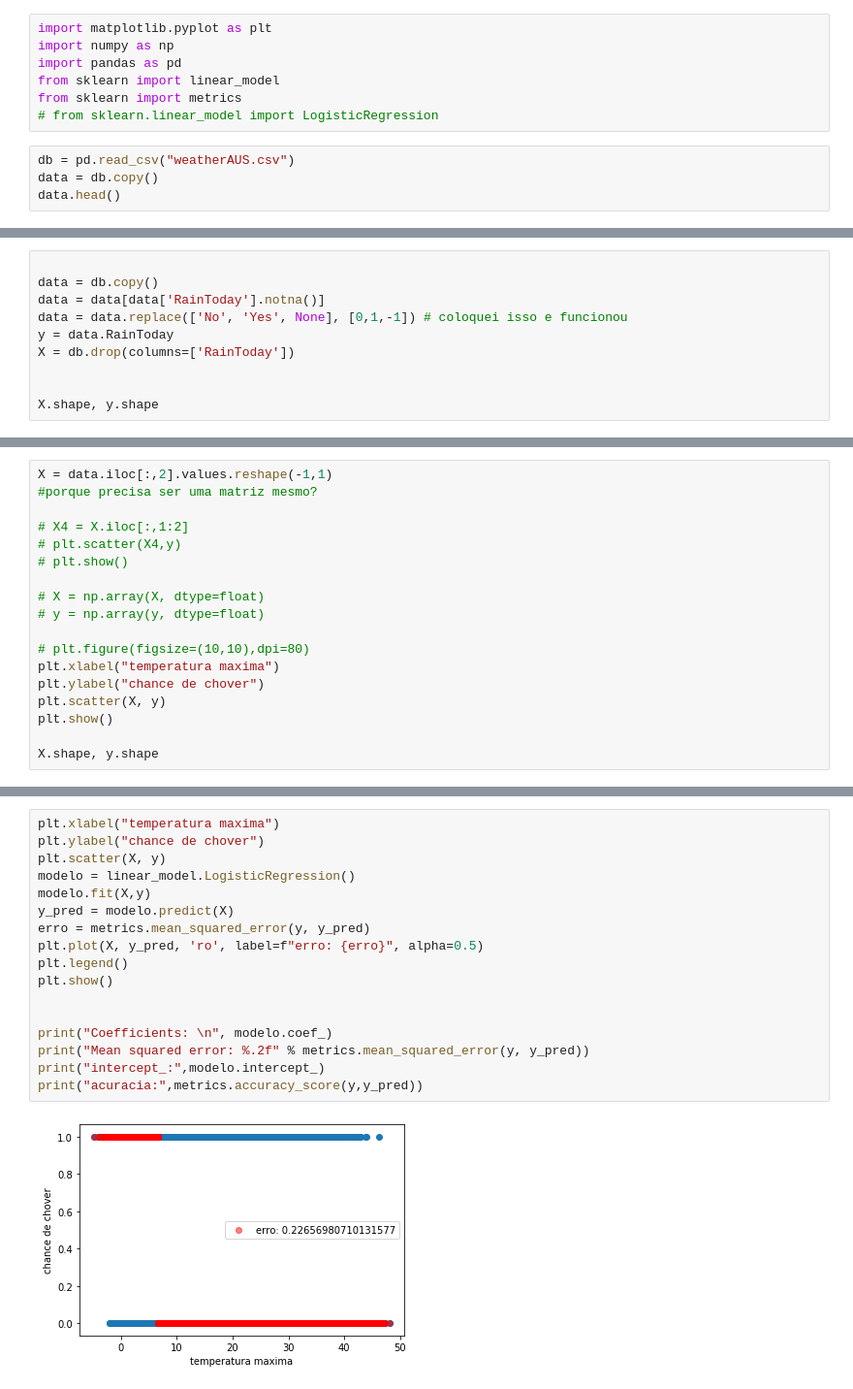
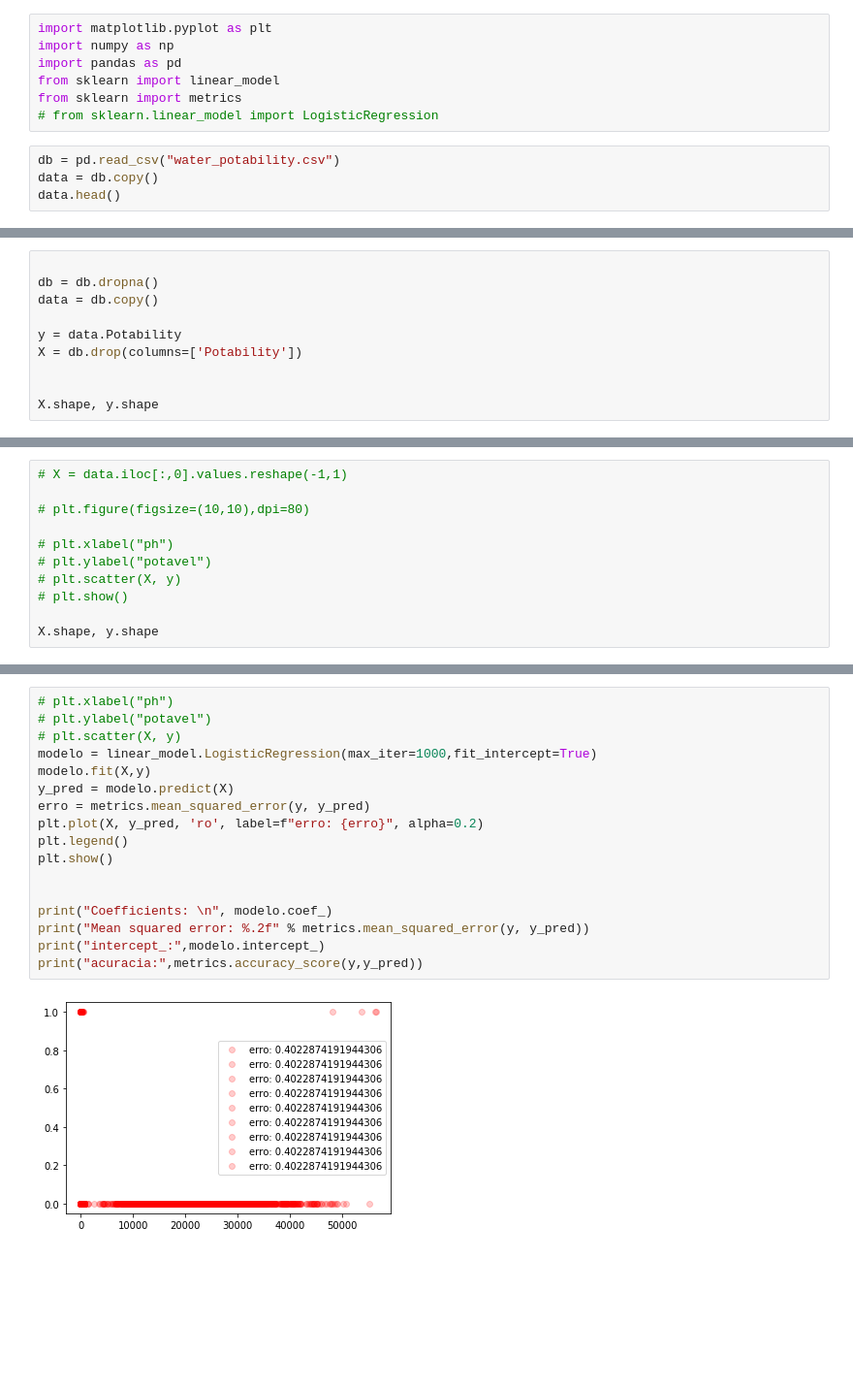
Before and after one commit to LuizGuzzo/Mestrado, a Jupyter notebook: patternRecognition/atividades/ativ3.ipynb, the cells around one changed output, grey strips where cells are left out. Shown: that part at 97% size. Cells and saved outputs as stored; diff of their text form; blank space fills up the shorter version.

```diff
--- a/patternRecognition/atividades/ativ3.ipynb
+++ b/patternRecognition/atividades/ativ3.ipynb
@@ -6,7 +6,7 @@ from sklearn import linear_model
 from sklearn import metrics
 # from sklearn.linear_model import LogisticRegression
 # %%
-db = pd.read_csv("weatherAUS.csv")
+db = pd.read_csv("water_potability.csv")
 data = db.copy()
 data.head()
 # %% [output]
@@ -20,10 +19,10 @@ data.head()
 # %%
 
+db = db.dropna()
 data = db.copy()
-data = data[data['RainToday'].notna()]
-data = data.replace(['No', 'Yes', None], [0,1,-1]) # coloquei isso e funcionou
-y = data.RainToday
-X = db.drop(columns=['RainToday'])
+
+y = data.Potability
+X = db.drop(columns=['Potability'])
 
 
 X.shape, y.shape
@@ -40,19 +49,12 @@ X.shape, y.shape
 # %%
-X = data.iloc[:,2].values.reshape(-1,1)
-#porque precisa ser uma matriz mesmo?
+# X = data.iloc[:,0].values.reshape(-1,1)
 
-# X4 = X.iloc[:,1:2]
-# plt.scatter(X4,y)
+# plt.figure(figsize=(10,10),dpi=80)
+
+# plt.xlabel("ph")
+# plt.ylabel("potavel")
+# plt.scatter(X, y)
 # plt.show()
 
-# X = np.array(X, dtype=float)
-# y = np.array(y, dtype=float)
-
-# plt.figure(figsize=(10,10),dpi=80)
-plt.xlabel("temperatura maxima")
-plt.ylabel("chance de chover")
-plt.scatter(X, y)
-plt.show()
-
 X.shape, y.shape
 # %% [output]
@@ -61,20 +62,20 @@ X.shape, y.shape
 # %%
-plt.xlabel("temperatura maxima")
-plt.ylabel("chance de chover")
-plt.scatter(X, y)
-modelo = linear_model.LogisticRegression()
+# plt.xlabel("ph")
+# plt.ylabel("potavel")
+# plt.scatter(X, y)
+modelo = linear_model.LogisticRegression(max_iter=1000,fit_intercept=True)
 modelo.fit(X,y)
 y_pred = modelo.predict(X)
 erro = metrics.mean_squared_error(y, y_pred)
-plt.plot(X, y_pred, 'ro', label=f"erro: {erro}", alpha=0.5)
+plt.plot(X, y_pred, 'ro', label=f"erro: {erro}", alpha=0.2)
 plt.legend()
 plt.show()
 
 
 print("Coefficients: \n", modelo.coef_)
 print("Mean squared error: %.2f" % metrics.mean_squared_error(y, y_pred))
 print("intercept_:",modelo.intercept_)
 print("acuracia:",metrics.accuracy_score(y,y_pred))
 # %% [output]
-[figure, old version]
+[figure, new version]
 Coefficients:
```
Also changed, not shown: parts of 6 cells of this notebook, 1 other file.
